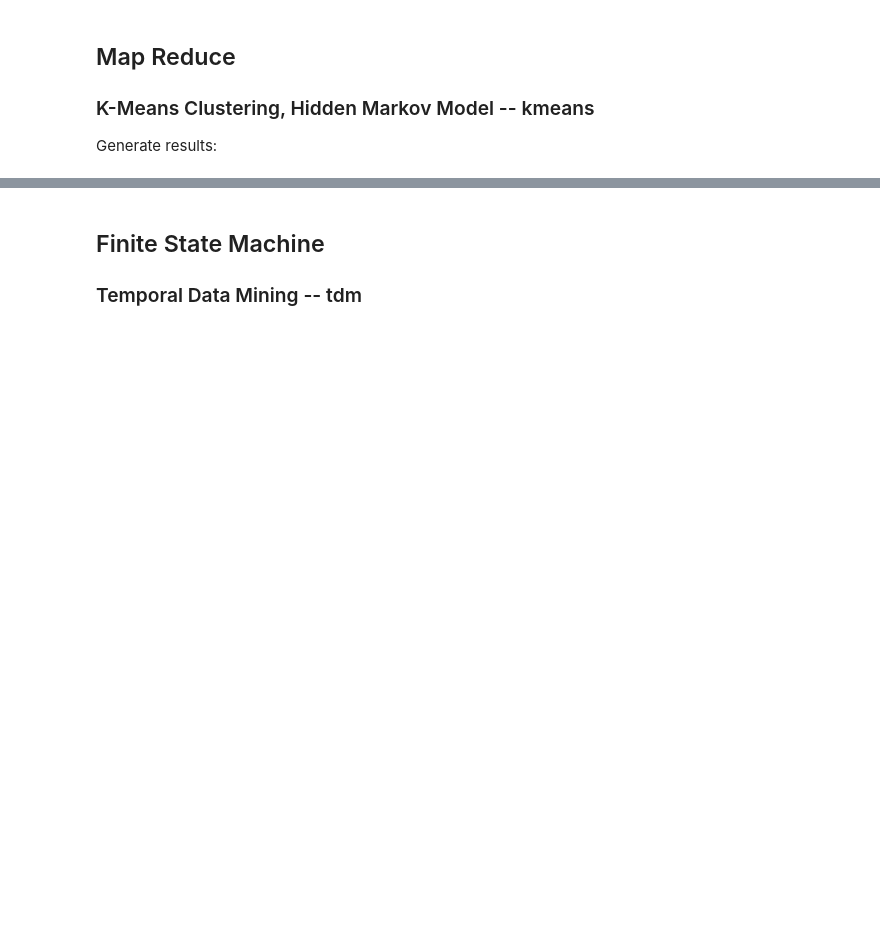
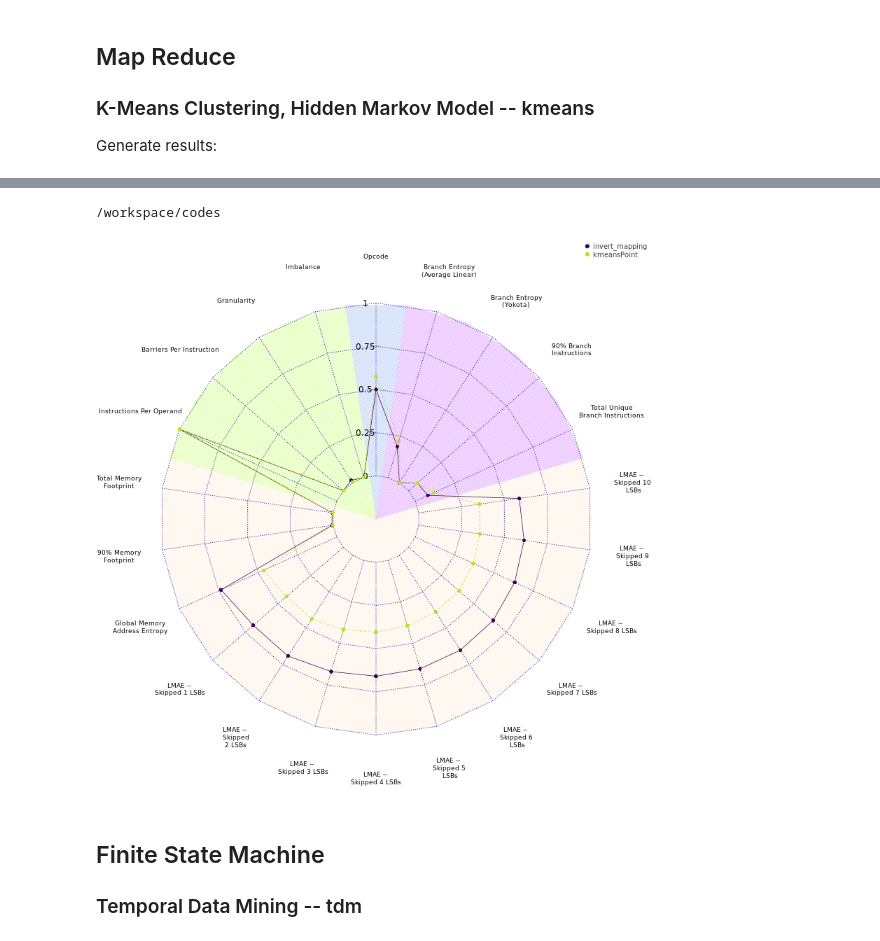
Before and after one commit to BeauJoh/Benchmarking-bioinformatics-workloads-and-exploring-suitability-for-heterogeneous-HPC-artefact, a Jupyter notebook: codes/AIWC spaces of bioinformatics workloads.ipynb, the cells around one changed output, grey strips where cells are left out. Cells and saved outputs as stored; diff of their text form; code cells hidden in the pictures; blank space fills up the shorter version.

Commit message:
finished initial results

```diff
--- a/codes/AIWC spaces of bioinformatics workloads.ipynb
+++ b/codes/AIWC spaces of bioinformatics workloads.ipynb
@@ -671,3 +671,65 @@ Aborted (core dumped)
+# %%
+%cd /workspace/codes/
+
+import glob
+import pandas as pd
+
+frames = []
+
+list_of_csv = glob.glob("/OpenDwarfs/build/aiwc_invert_mapping_*.csv")
+i = 0
+for csv_file in list_of_csv:
+    x = pd.read_csv(csv_file, sep=",")
+    x['application'] = 'kmeans'
+    x['kernel'] = 'invert_mapping'
+    x['invocation'] = i
+    x['size'] = 'small'
+    frames.append(x)
+    i = i + 1
+
+list_of_csv = glob.glob("/OpenDwarfs/build/aiwc_kmeansPoint_*.csv")
+i = 0
+for csv_file in list_of_csv:
+    x = pd.read_csv(csv_file, sep=",")
+    x['application'] = 'kmeans'
+    x['kernel'] = 'kmeansPoint'
+    x['invocation'] = i
+    x['size'] = 'small'
+    frames.append(x)
+    i = i + 1
+
+metrics = pd.concat(frames)
+# %% [output]
+/workspace/codes
+# %%
+%%R -i metrics -w 800 -h 800 -u px
+
+library('fmsb')
+library('cowplot')
+source('./kiviat-plotter.R')
+source('./reordering-codes.R')
+
+#Reorder the dataframes
+load('/opencl-predictions-with-aiwc/data/intermediate/featdata.Rda')
+featdata.all <- featdata.all[featdata.all$application!="kmeans",]#but first drop the old results
+
+new.featdata <- rbind(featdata.all,metrics)
+nv <- subset(reorder_features(new.featdata),select=-c(size,kernel,application,invocation))
+
+x <- reorder_and_subset(featdata=new.featdata,size='small',kernel="invert_mapping")
+x <- data.frame(t(colMeans(x)))
+y <- x
+
+x <- reorder_and_subset(featdata=new.featdata,size='small',kernel="kmeansPoint")
+x <- data.frame(t(colMeans(x)))
+y <- rbind(y,x)
+
+k_names <- c("invert_mapping","kmeansPoint")
+
+#Normalize according to previously collected metrics
+plot_kiviat(y,nv,colour="black",colour_spokes=TRUE,all_kernels=TRUE,kernel_names=k_names)
+# %% [output]
+[figure, added]
 # %% [markdown]
 ## Finite State Machine
 ### Temporal Data Mining -- tdm
```
Also changed, not shown: parts of 11 cells of this notebook, 1 other file.
